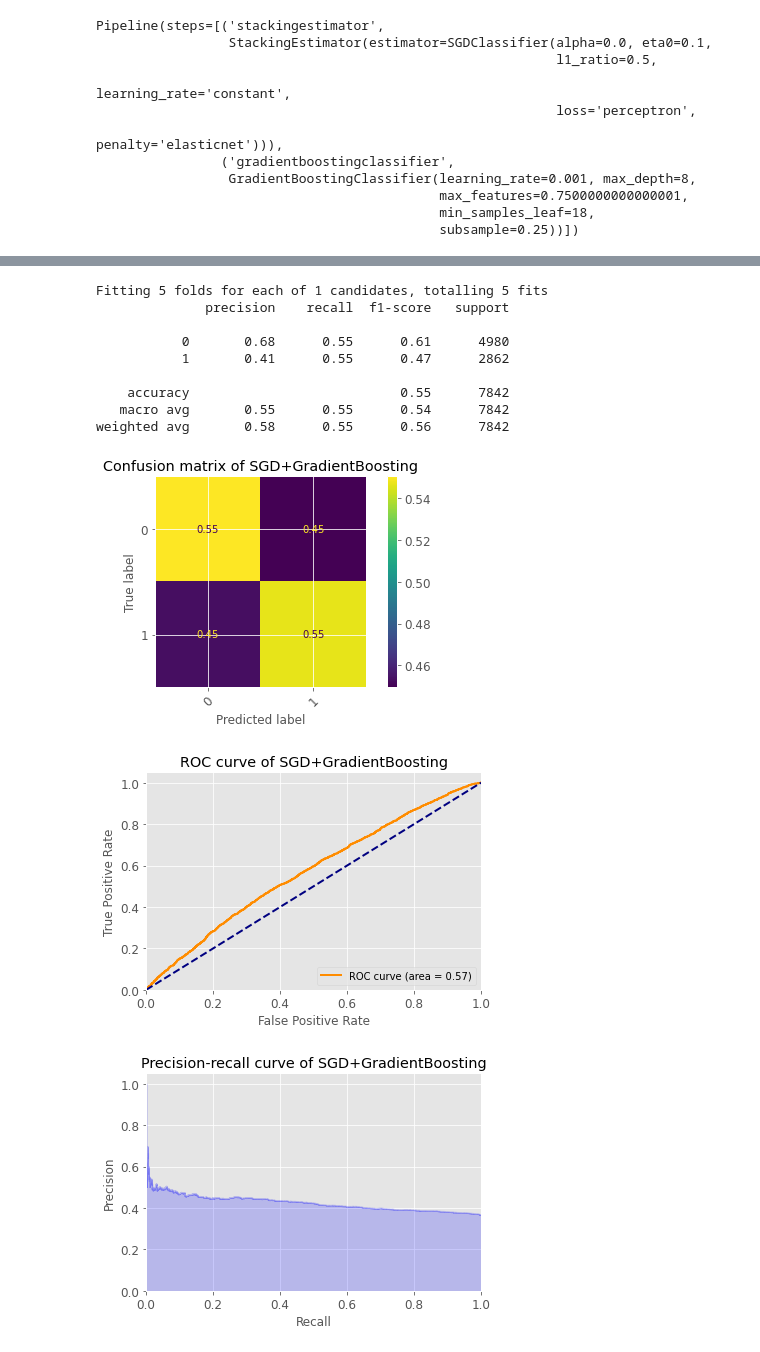
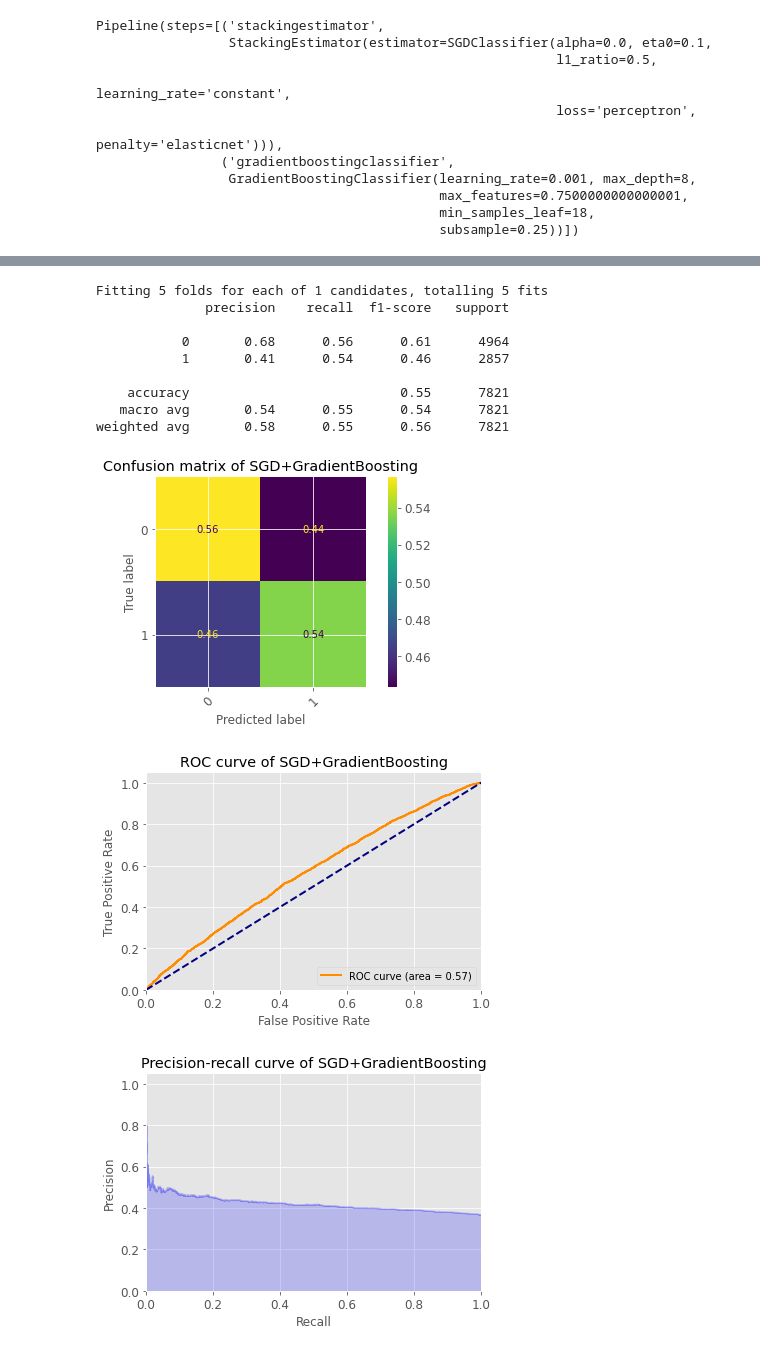
Before and after one commit to abhinav3398/song-popularity, a Jupyter notebook: notebooks/modeling.ipynb, the cells around one changed output, grey strips where cells are left out. Cells and saved outputs as stored; diff of their text form; code cells hidden in the pictures.

```diff
--- a/notebooks/modeling.ipynb
+++ b/notebooks/modeling.ipynb
@@ -175,7 +175,7 @@ class PreProcessorTransformer(BaseEstimator, TransformerMixin):
         X_tmp[self.col_sig] = self.scaler.transform(X_tmp[self.col_sig])
         X_tmp[self.col_sig] = self.inv_sigmoid.fit_transform(X_tmp[self.col_sig], y=y)
 
-        # self.transformer = PowerTransformer().fit(X_tmp, y=y)
+        self.transformer = PowerTransformer().fit(X_tmp, y=y)
 
         return self
 
@@ -188,7 +188,7 @@ class PreProcessorTransformer(BaseEstimator, TransformerMixin):
         X[self.col_sig] = self.scaler.transform(X[self.col_sig])
         X[self.col_sig] = self.inv_sigmoid.fit_transform(X[self.col_sig])
     #    # Box-Cox transformation
-        # X[self.col_sig+self.col_pow] = self.transformer.transform(X[self.col_sig+self.col_pow])
+        X[self.col_sig+self.col_pow] = self.transformer.transform(X[self.col_sig+self.col_pow])
         X[self.loudness] = self.loudness_transformer.fit_transform(X[self.loudness])
 
         return X
@@ -426,13 +424,13 @@ column_names = X_train_preprocessed.columns.tolist()
 X_test_preprocessed = preprocessor_pipe.transform(X_test)
 isna = X_test_preprocessed.apply(lambda x: x.isnull().sum() > 0, axis=1).values
 X_test_preprocessed = X_test_preprocessed.loc[~isna, :]
-y_test = y_test[~isna]
+y_test_preprocessed = y_test[~isna]
 
 outlier_remover = LocalOutlierFactor(n_neighbors=20, contamination=0.02, novelty=True)
 outlier_remover.fit(X_preprocessed, y_train_full)
 mask = outlier_remover.predict(X_test_preprocessed)
 mask = mask != -1
-X_test_preprocessed, y_test_preprocessed = X_test_preprocessed.iloc[mask, :], y_test[mask]
+X_test_preprocessed, y_test_preprocessed = X_test_preprocessed.iloc[mask, :], y_test_preprocessed[mask]
 
 # X_test_preprocessed = descretizer.transform(X_test_preprocessed)
 # X_test_preprocessed = scaler.transform(X_test_preprocessed)
@@ -1045,29 +1043,29 @@ exported_pipeline.fit(X_train_preprocessed, y_train_preprocessed)
 results = exported_pipeline.predict(X_test_preprocessed)
 # %%
 import sys
-sys.path.append( '../' )
+# sys.path.append( '../' )
 
 from models.model_selection import models_building, hyperparameters_validation, models_evaluation, plot_learning_curve, model_evaluation
 
 
 search = GridSearchCV(exported_pipeline, scoring="roc_auc", cv=5, verbose=1, n_jobs=-1, param_grid={})
 search.fit(X_train_preprocessed, y_train_preprocessed)
 
 # models_evaluation([exported_pipeline], X_test_preprocessed, y_test_preprocessed, titles=['SGD+GradientBoosting'])
 model_evaluation(search, X_test_preprocessed, y_test_preprocessed, title='SGD+GradientBoosting', prediction_threshold=.365)
 # %% [output]
 Fitting 5 folds for each of 1 candidates, totalling 5 fits
               precision    recall  f1-score   support
 
-           0       0.68      0.55      0.61      4980
-           1       0.41      0.55      0.47      2862
+           0       0.68      0.56      0.61      4964
+           1       0.41      0.54      0.46      2857
 
-    accuracy                           0.55      7842
-   macro avg       0.55      0.55      0.54      7842
-weighted avg       0.58      0.55      0.56      7842
+    accuracy                           0.55      7821
+   macro avg       0.54      0.55      0.54      7821
+weighted avg       0.58      0.55      0.56      7821
-[figure, old version]
+[figure, new version]
-[figure, old version]
+[figure, new version]
-[figure, old version]
+[figure, new version]
 # %%
 plot_learning_curve(search, X_train_preprocessed, y_train_preprocessed,
                         title='XGBoost', scoring='roc_auc', ylim=(0.5, 1.0))
```
Also changed, not shown: parts of 7 cells of this notebook.
